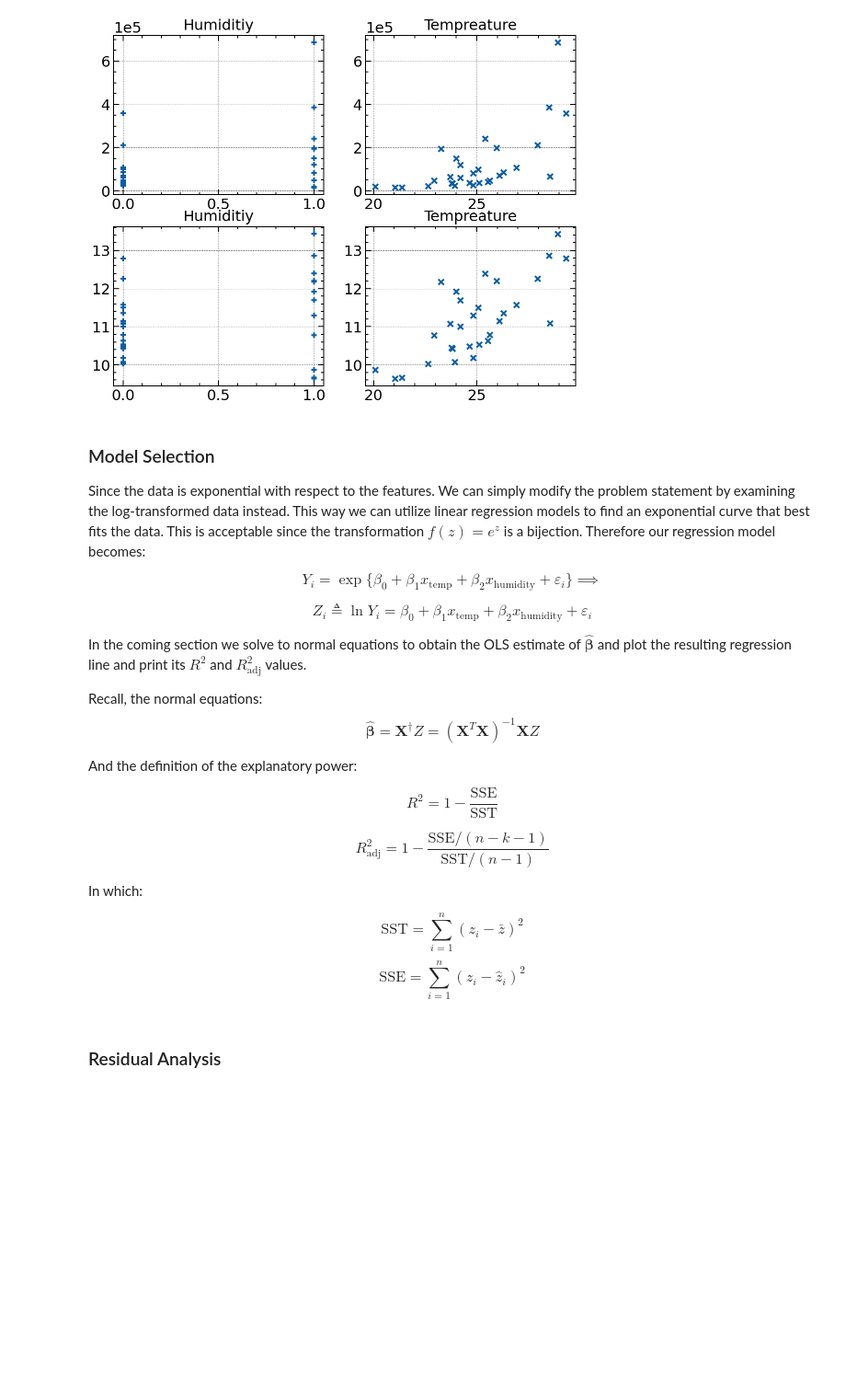
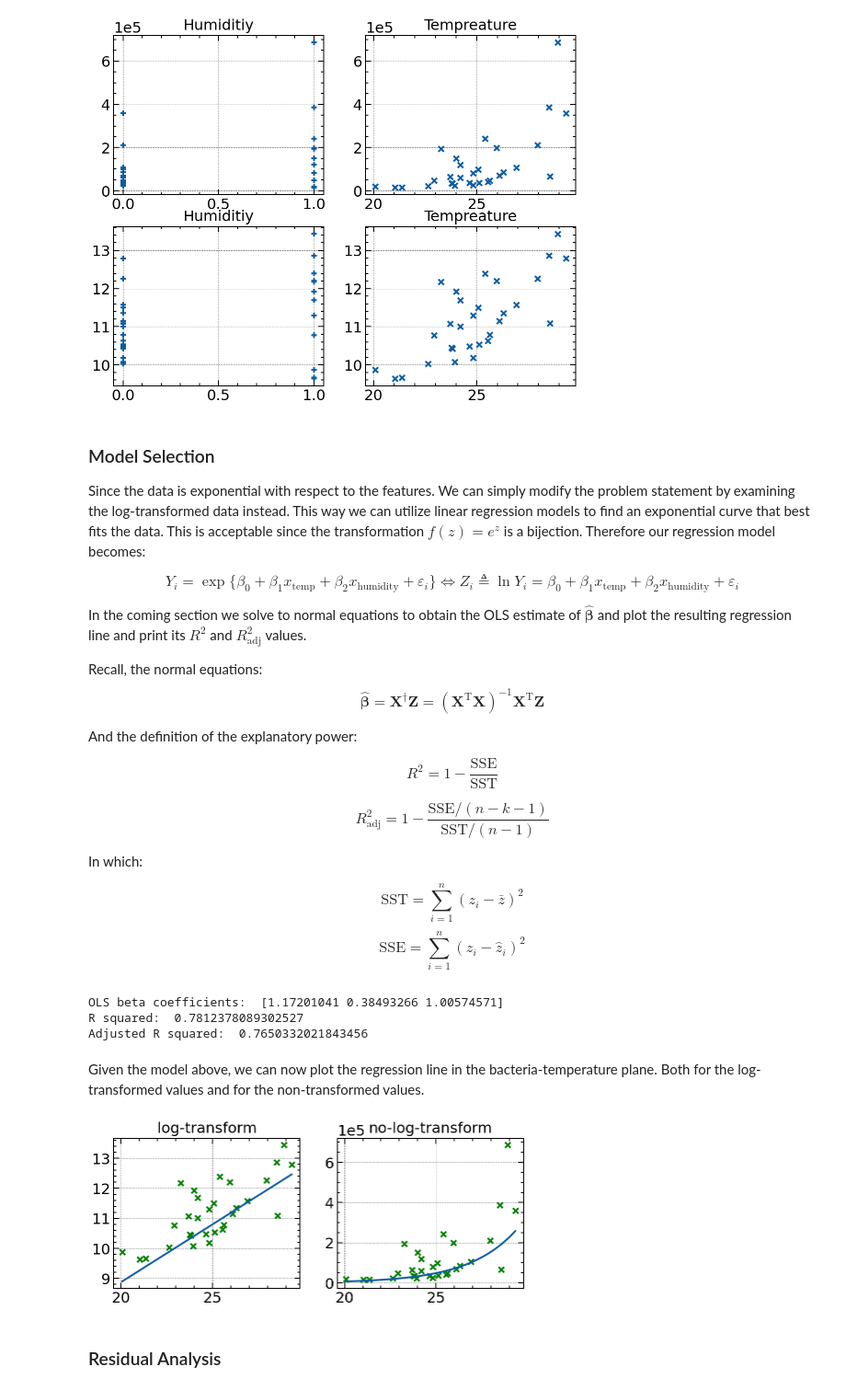
Before and after one commit to Sinbad-The-Sailor/Linear-Models, a Jupyter notebook: exponential_regression.ipynb, the cells around one changed output. Shown at 92% size. Cells and saved outputs as stored; diff of their text form; code cells hidden in the pictures; blank space fills up the shorter version.

Commit message:
exponential regression solved.

```diff
--- a/exponential_regression.ipynb
+++ b/exponential_regression.ipynb
@@ -25,7 +25,6 @@ from matplotlib import pyplot as plt
 # Plotting configuration
 %config InlineBackend.figure_format = 'retina'
 plt.style.use(['science', 'notebook', 'grid'])
-plt.rcParams.update({'font.size': 10})
 # %%
 df = pd.read_csv('data/exponential_regression.csv')
 [bacteria, temp, humidity] = df[['bacteria_grown', 'tempreature', 'humiditiy']]
@@ -64,18 +63,14 @@ plt.show()
 Since the data is exponential with respect to the features. We can simply modify the problem statement by examining the log-transformed data instead. This way we can utilize linear regression models to find an exponential curve that best fits the data. This is acceptable since the transformation $f(z) = e^z$ is a bijection. Therefore our regression model becomes:
 
 $$
-Y_i = \exp\big\{\beta_0 + \beta_1 x_{\text{temp}} + \beta_2 x_{\text{humidity}} + \varepsilon_i \big\} \implies
-$$
-
-$$
-Z_i \triangleq \ln Y_i = \beta_0 + \beta_1 x_{\text{temp}} + \beta_2 x_{\text{humidity}} + \varepsilon_i
+Y_i = \exp\big\{\beta_0 + \beta_1 x_{\text{temp}} + \beta_2 x_{\text{humidity}} + \varepsilon_i \big\} \iff Z_i \triangleq \ln Y_i = \beta_0 + \beta_1 x_{\text{temp}} + \beta_2 x_{\text{humidity}} + \varepsilon_i
 $$
 
 In the coming section we solve to normal equations to obtain the OLS estimate of $\hat{\mathbf{\beta}}$ and plot the resulting regression line and print its $R^2$ and $R_{\text{adj}}^2$ values.
 
 Recall, the normal equations:
 $$
-\hat{\mathbf{\beta}} =\mathbf{X}^{\dagger}Z = (\mathbf{X}^T\mathbf{X})^{-1}\mathbf{X}Z
+\hat{\mathbf{\beta}} =\mathbf{X}^{\dagger}\mathbf{Z} = (\mathbf{X}^{\text{T}}\mathbf{X})^{-1}\mathbf{X}^{\text{T}}\mathbf{Z}
 $$
 
 And the definition of the explanatory power:
@@ -96,6 +91,61 @@ $$
 $$
 \text{SSE} = \sum_{i=1}^n(z_i - \hat{z}_i)^2
 $$
+# %%
+# Creating design matrix.
+
+n_observations = len(df)
+beta0 = np.ones(n_observations)
+beta1 = np.array(df['tempreature'])
+beta2 = np.array(df['humiditiy'])
+
+X = np.stack([beta0, beta1, beta2]).T
+Z = np.array(np.log(df['bacteria_grown']))
+
+# Solving normal equations.
+beta_ols = np.linalg.inv(X.T @ X) @ X.T @ Z
+H_hat = X @ np.linalg.inv(X.T @ X) @ X.T
+
+# R2 and Adjusted R2 values.
+Z_sst = Z - np.mean(Z)
+Z_sse = Z - H_hat @ Z
+sst = Z_sst.T @ Z_sst
+sse = Z_sse.T @ Z_sse
+
+n_features = 2
+
+r2 = 1 - sse/sst
+r2_adj = 1 - (sse/(n_observations - n_features - 1))/(sst/(n_observations - 1))
+
+print('OLS beta coefficients: ', beta_ols)
+print('R squared: ', r2)
+print('Adjusted R squared: ', r2_adj)
+# %% [output]
+OLS beta coefficients:  [1.17201041 0.38493266 1.00574571]
+R squared:  0.7812378089302527
+Adjusted R squared:  0.7650332021843456
+# %% [markdown]
+Given the model above, we can now plot the regression line in the bacteria-temperature plane. Both for the log-transformed values and for the non-transformed values.
+# %%
+fig, axs = plt.subplots(1, 2)
+x = df['tempreature']
+x = np.linspace(np.min(x), np.max(x), 100)
+z = beta_ols[0] + beta_ols[1] * x
+y = np.exp(z)
+
+axs[0].set_title('log-transform')
+axs[0].scatter(df['tempreature'], np.log(df['bacteria_grown']), marker='x', color='green')
+axs[0].plot(x, z)
+
+axs[1].set_title('no-log-transform')
+axs[1].scatter(df['tempreature'], df['bacteria_grown'], marker='x', color='green')
+axs[1].plot(x, y)
+axs[1].ticklabel_format(axis='y', style='sci', scilimits=(5, 5))
+
+fig.set_size_inches(8, 3)
+plt.show()
+# %% [output]
+[figure, added]
 # %% [markdown]
 ### Residual Analysis
 # %% [markdown]
```
